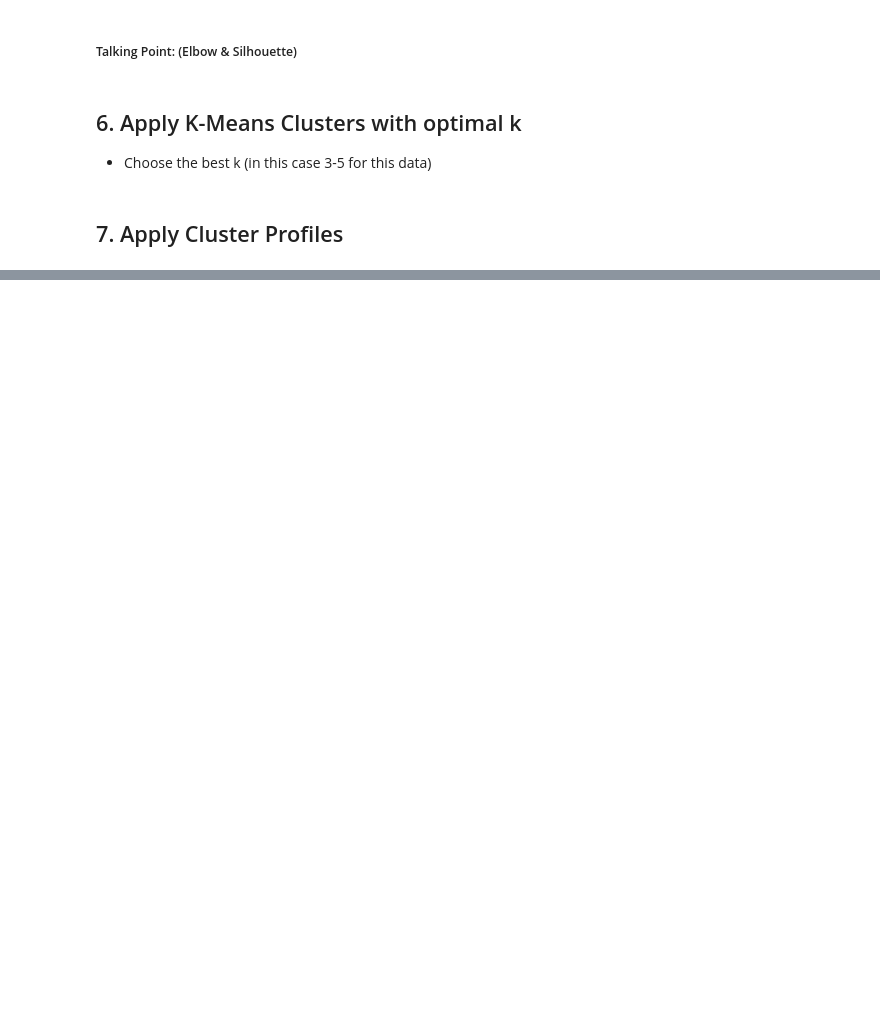
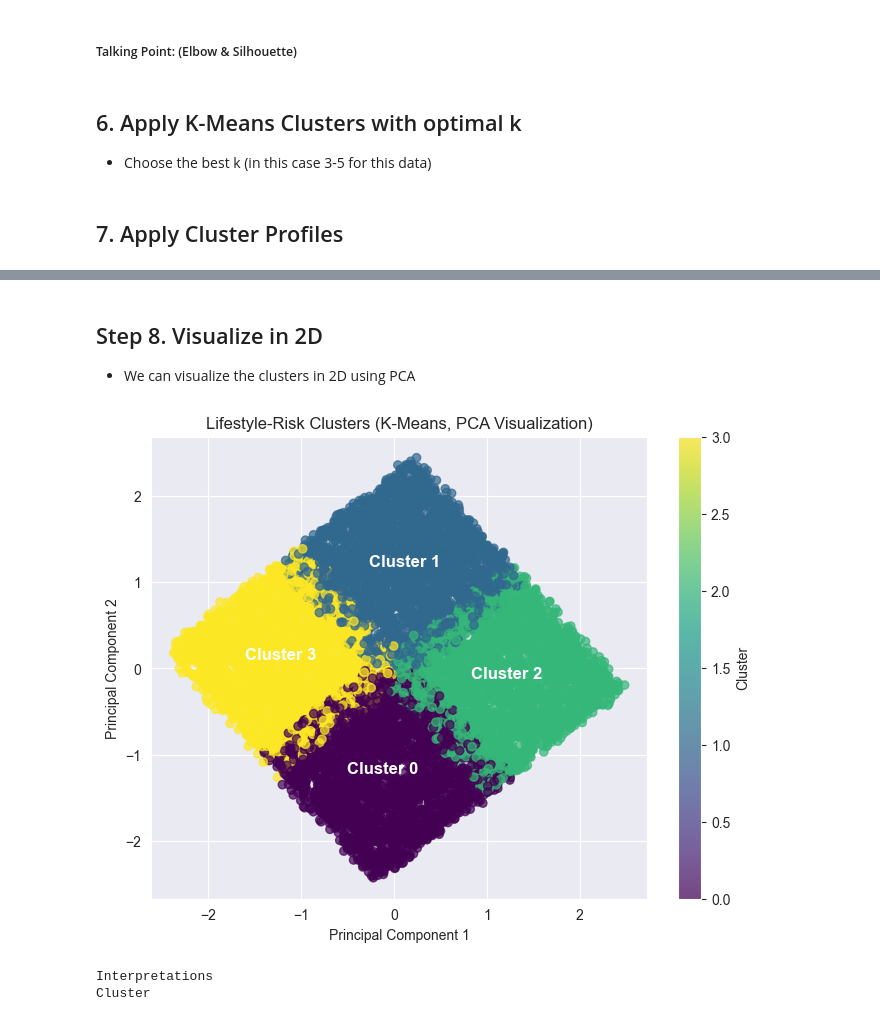
Before and after one commit to JariusBedward-8841640/ClusteringKMeans_Workshop, a Jupyter notebook: ClusteringKMeans_WorkshopJB.ipynb, the cells around one changed output, grey strips where cells are left out. Saved outputs shown, nothing was run; the diff lists cells and outputs as text; code cells hidden in the pictures; blank space fills up the shorter version.

```diff
--- a/ClusteringKMeans_WorkshopJB.ipynb
+++ b/ClusteringKMeans_WorkshopJB.ipynb
@@ -161,0 +246,45 @@ print(heart_disease_dataset_life["Cluster"].value_counts())
+# %% [markdown]
+## Step 8. Visualize in 2D
+- We can visualize the clusters in 2D using PCA
+# %%
+pca = PCA(n_components=2)
+features = heart_disease_dataset_life.drop(columns="Cluster") #Using pca we can transform the features into new uncorrected variables allowing us to visualize the clutters easier
+pca_coords = pca.fit_transform(features)
+
+# Fix the convert cluster centers to DF to avoid getting erorr
+
+pca_centers = pca.transform(kmeans.cluster_centers_)
+
+#Plot clusters
+plt.figure(figsize=(8,6))
+scatter = plt.scatter(
+    pca_coords[:,0],
+    pca_coords[:,1],
+    c=heart_disease_dataset_life["Cluster"],
+    cmap='viridis',
+    alpha=0.7
+)
+
+plt.title('Lifestyle-Risk Clusters (K-Means, PCA Visualization)')
+plt.xlabel('Principal Component 1')
+plt.ylabel('Principal Component 2')
+
+# Label cluster centers
+for i, (x, y) in enumerate(pca_centers):
+    plt.text(x, y, f'Cluster {i}', color='white', fontsize=12, weight='bold', ha='center')
+
+plt.colorbar(scatter, label='Cluster')
+plt.show()
+
+
+#Validate Cluster Means
+heart_disease_dataset_life.groupby('Cluster').mean().round(2)
+
+#Interpreations on clusters:
+print("\nInterpretations")
+
+print("Cluster")
+# %% [output]
+[figure, added]
+Interpretations
+Cluster
```
Also changed, not shown: parts of 6 cells of this notebook.
